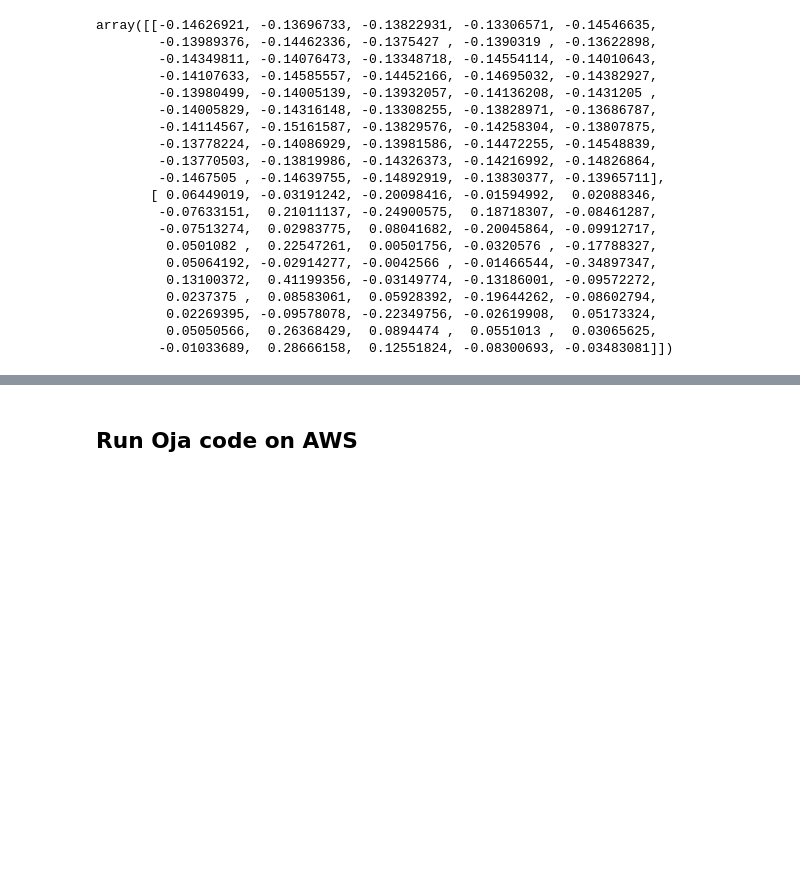
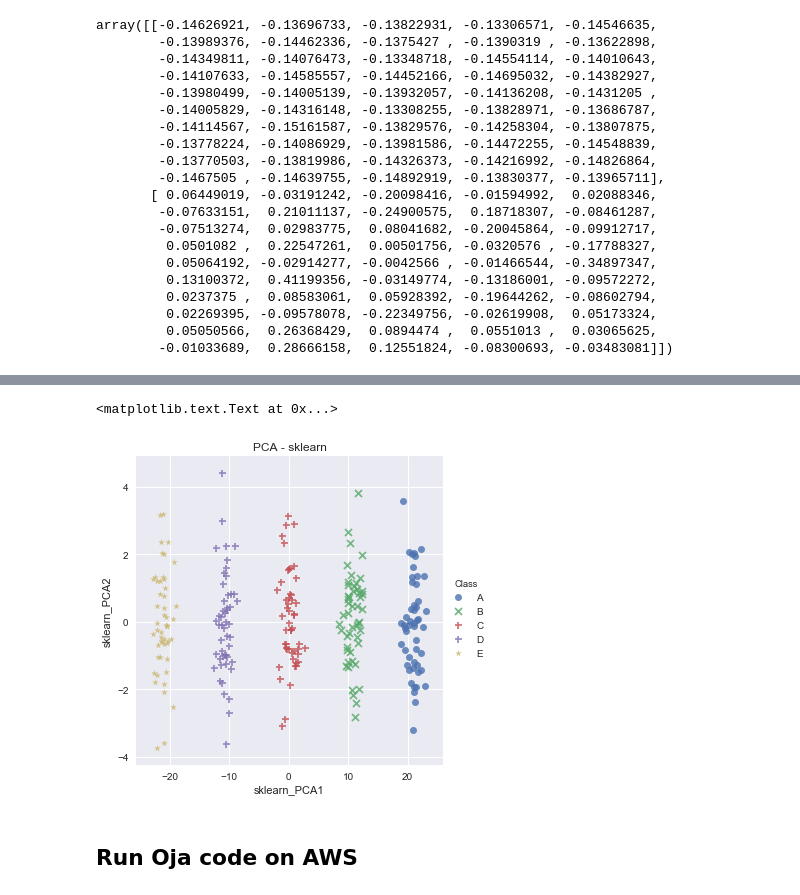
Before and after one commit to aenfield/Data558, a Jupyter notebook: Midterm/EnfieldAndrew-Midterm.ipynb, the cells around one changed output, grey strips where cells are left out. Saved outputs shown, nothing was run; the diff lists cells and outputs as text; code cells hidden in the pictures; blank space fills up the shorter version.

```diff
--- a/Midterm/EnfieldAndrew-Midterm.ipynb
+++ b/Midterm/EnfieldAndrew-Midterm.ipynb
@@ -491,3 +509,10 @@ array([[-0.14626921, -0.13696733, -0.13822931, -0.13306571, -0.14546635,
+# %%
+sns.lmplot("sklearn_PCA1", "sklearn_PCA2", hue="Class",
+           markers=["o","x","+","+","*"], data=d, fit_reg=False)
+sns.plt.title("PCA - sklearn")
+# %% [output]
+<matplotlib.text.Text at 0x...>
+[figure, added]
 # %% [markdown]
 ## Run Oja code on AWS
 # %% [markdown]
```
Also changed, not shown: parts of 34 cells of this notebook.
